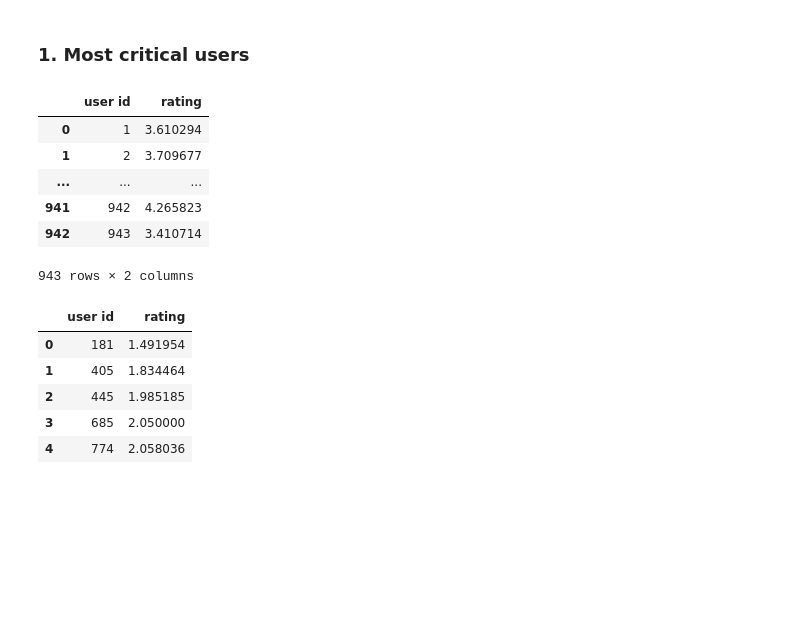
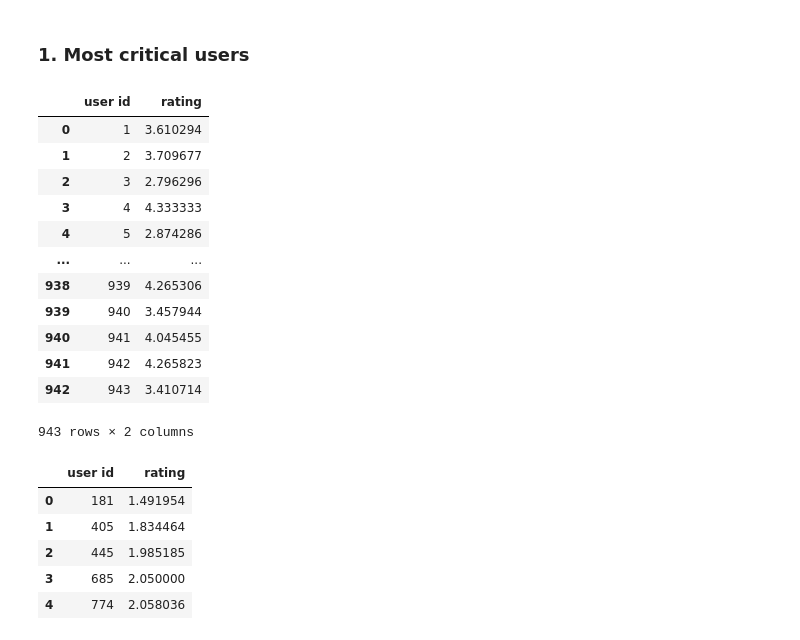
Before and after one commit to gus-phys/AI2-resources, a Jupyter notebook: 02-programacao-python/aula1/python-warmup/movielens-100k.ipynb, the cells around one changed output. Cells and saved outputs as stored; diff of their text form; code cells hidden in the pictures; blank space fills up the shorter version.

```diff
--- a/02-programacao-python/aula1/python-warmup/movielens-100k.ipynb
+++ b/02-programacao-python/aula1/python-warmup/movielens-100k.ipynb
@@ -15,8 +16,8 @@ cols = ['user id',
         'item id',
         'rating',
         'timestamp']
-udata = pd.read_csv('./dataset/u.data', delimiter='\t', names=cols)
-udata
+data = pd.read_csv('./dataset/u.data', delimiter='\t', names=cols)
+data
 # %% [output]
 |  | user id | item id | rating | timestamp |
 | 0 | 196 | 242 | 3 | 881250949 |
@@ -87,12 +114,18 @@ uitem
 # %% [markdown]
 ### 1. Most critical users
 # %%
-udata.groupby(by='user id').mean().drop(['item id', 'timestamp'], axis=1).reset_index(level=0)
+data.groupby(by='user id').mean().drop(['item id', 'timestamp'], axis=1).reset_index(level=0)
 # %% [output]
 |  | user id | rating |
 | 0 | 1 | 3.610294 |
 | 1 | 2 | 3.709677 |
+| 2 | 3 | 2.796296 |
+| 3 | 4 | 4.333333 |
+| 4 | 5 | 2.874286 |
 | ... | ... | ... |
+| 938 | 939 | 4.265306 |
+| 939 | 940 | 3.457944 |
+| 940 | 941 | 4.045455 |
 | 941 | 942 | 4.265823 |
 | 942 | 943 | 3.410714 |
 943 rows × 2 columns
```
Also changed, not shown: parts of 31 cells of this notebook.
